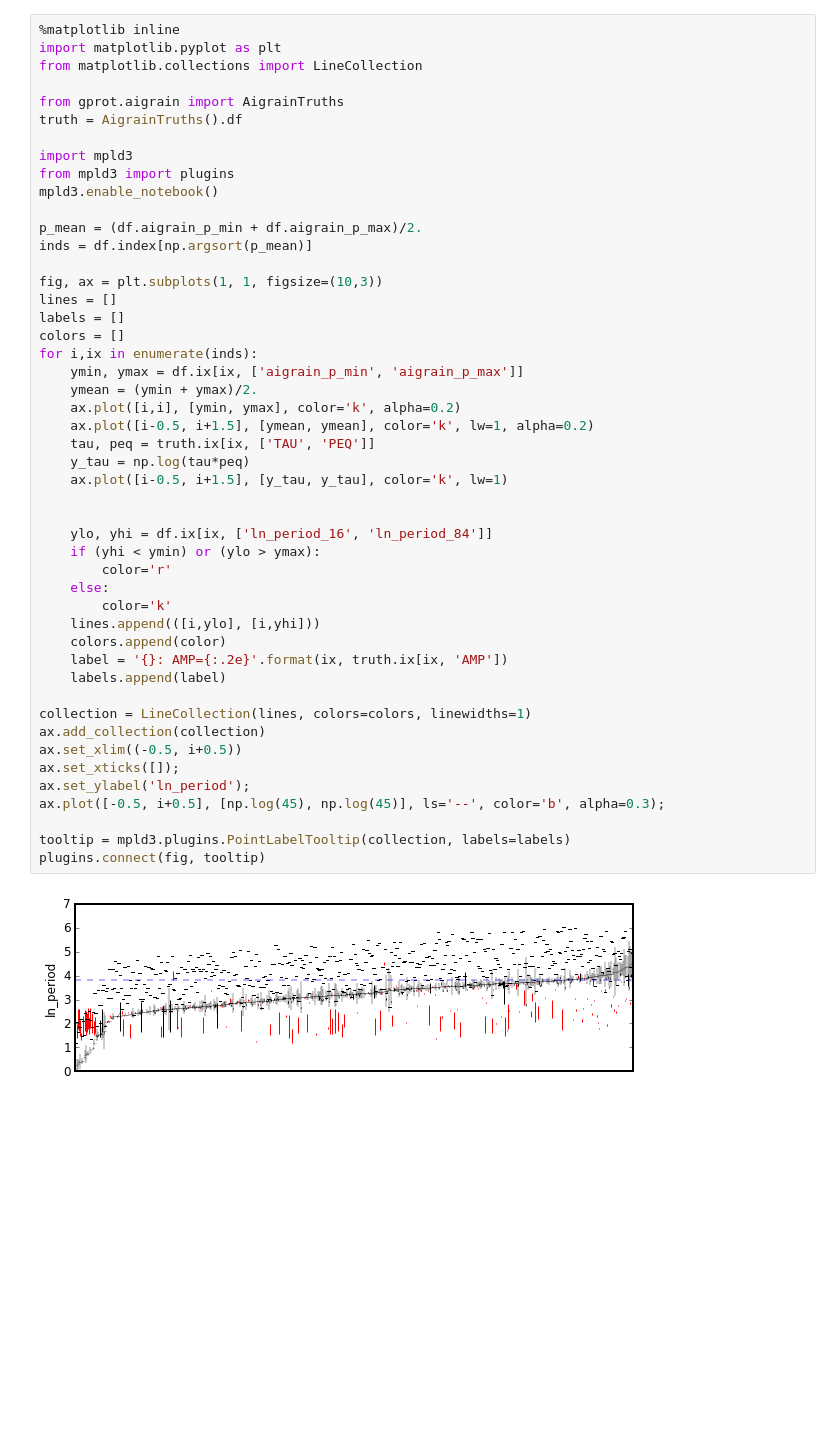
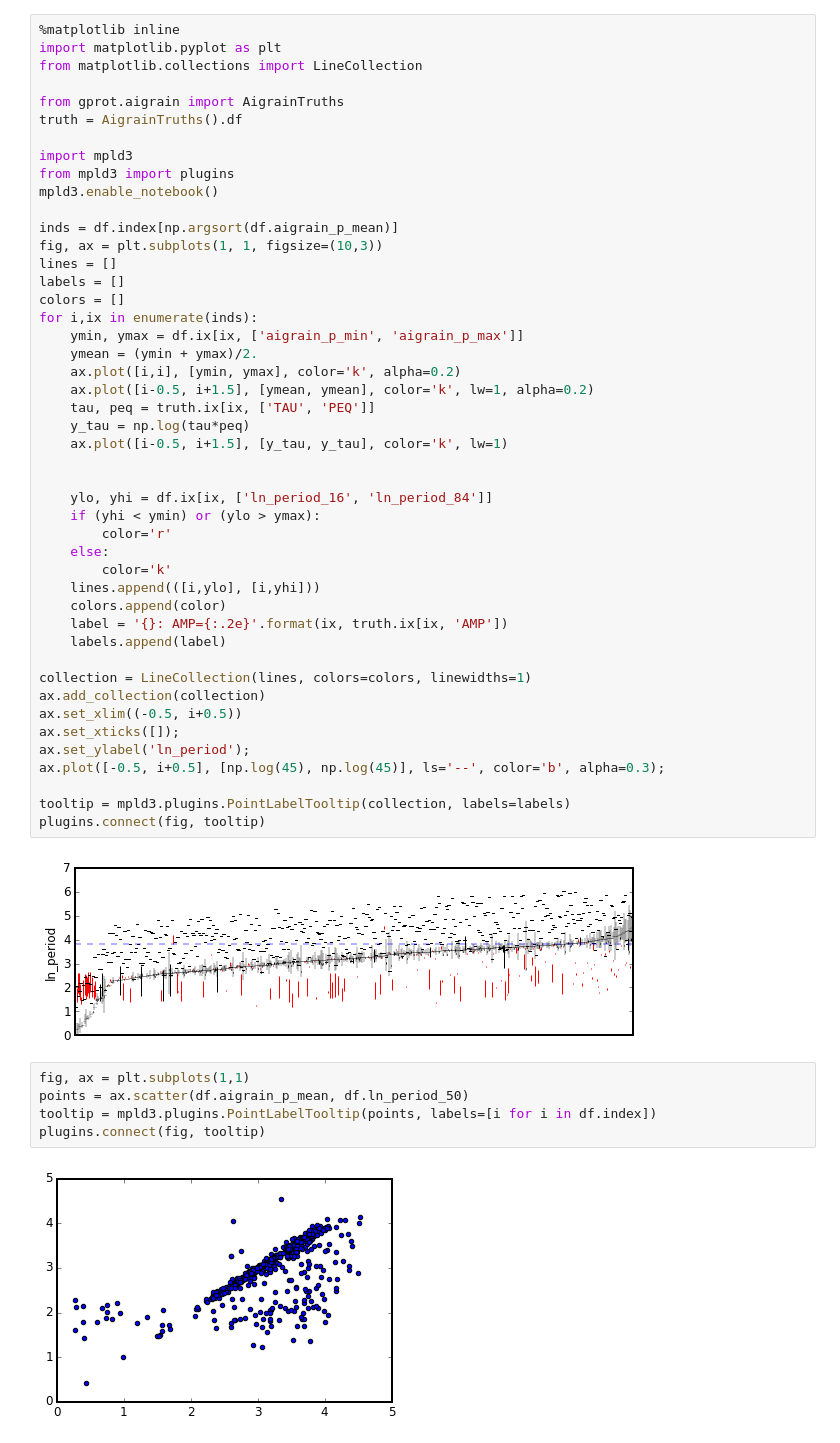
Before and after one commit to RuthAngus/GProtation, a Jupyter notebook: notebooks_tdm/summary.ipynb, the cells around one changed output. Cells and saved outputs as stored; diff of their text form; blank space fills up the shorter version.

```diff
--- a/notebooks_tdm/summary.ipynb
+++ b/notebooks_tdm/summary.ipynb
@@ -37,9 +37,7 @@ import mpld3
 from mpld3 import plugins
 mpld3.enable_notebook()
 
-p_mean = (df.aigrain_p_min + df.aigrain_p_max)/2.
-inds = df.index[np.argsort(p_mean)]
-
+inds = df.index[np.argsort(df.aigrain_p_mean)]
 fig, ax = plt.subplots(1, 1, figsize=(10,3))
 lines = []
 labels = []
@@ -75,3 +73,10 @@ tooltip = mpld3.plugins.PointLabelTooltip(collection, labels=labels)
 plugins.connect(fig, tooltip)
 # %% [output]
 [figure]
+# %%
+fig, ax = plt.subplots(1,1)
+points = ax.scatter(df.aigrain_p_mean, df.ln_period_50)
+tooltip = mpld3.plugins.PointLabelTooltip(points, labels=[i for i in df.index])
+plugins.connect(fig, tooltip)
+# %% [output]
+[figure, added]
```
Also changed, not shown: parts of 3 cells of this notebook.
